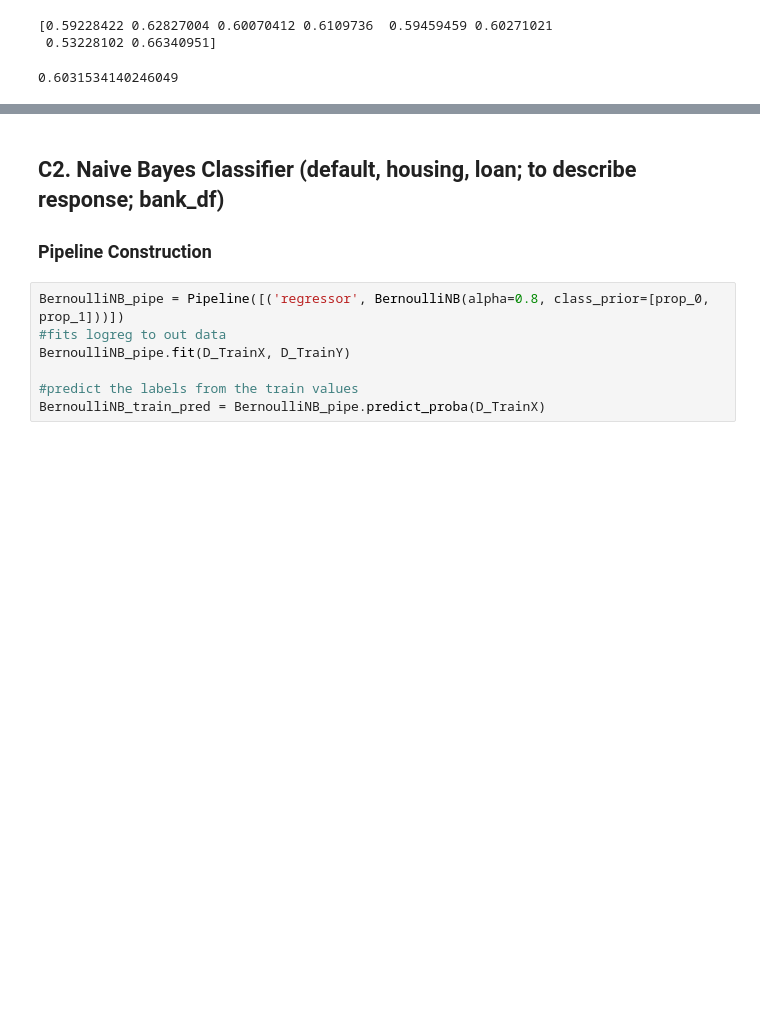
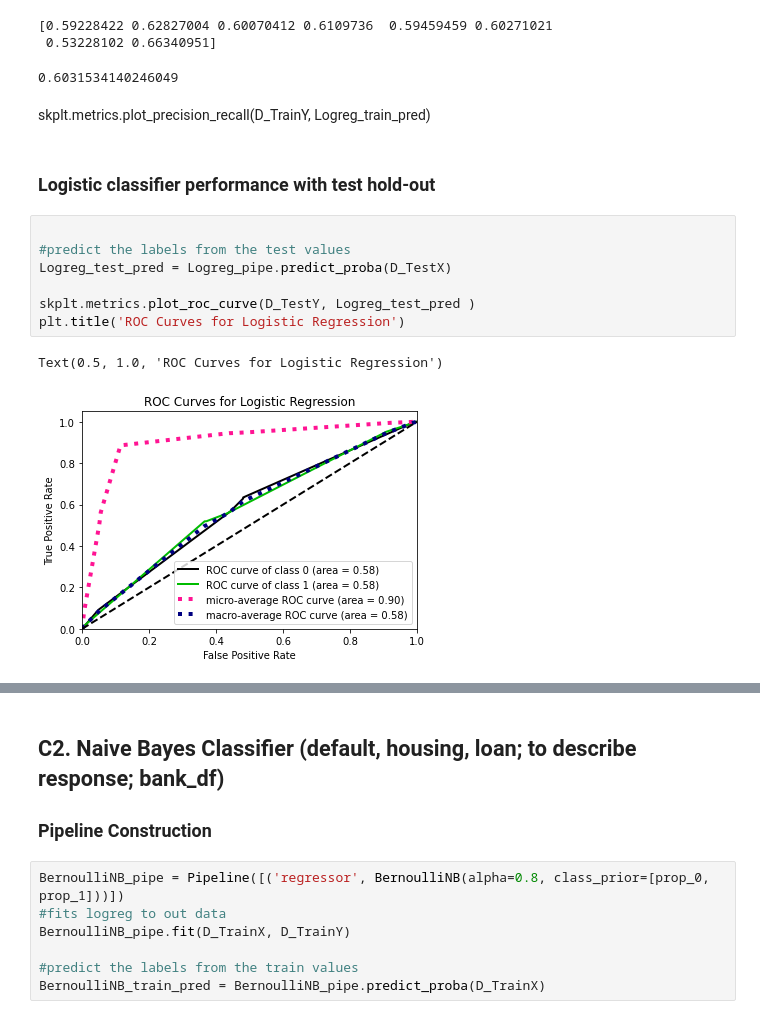
Before and after one commit to bblank70/MSDS422, a Jupyter notebook: Assignment3-bank.ipynb, the cells around one changed output, grey strips where cells are left out. Cells and saved outputs as stored; diff of their text form; blank space fills up the shorter version.

```diff
--- a/Assignment3-bank.ipynb
+++ b/Assignment3-bank.ipynb
@@ -389,3 +396,17 @@ np.mean(cv_results)
 [0.59228422 0.62827004 0.60070412 0.6109736  0.59459459 0.60271021
  0.53228102 0.66340951]
 0.6031534140246049
+# %% [markdown]
+skplt.metrics.plot_precision_recall(D_TrainY, Logreg_train_pred)
+# %% [markdown]
+### Logistic classifier performance with test hold-out
+# %%
+
+#predict the labels from the test values
+Logreg_test_pred = Logreg_pipe.predict_proba(D_TestX)
+
+skplt.metrics.plot_roc_curve(D_TestY, Logreg_test_pred )
+plt.title('ROC Curves for Logistic Regression')
+# %% [output]
+Text(0.5, 1.0, 'ROC Curves for Logistic Regression')
+[figure, added]
```
Also changed, not shown: parts of 28 cells of this notebook.
